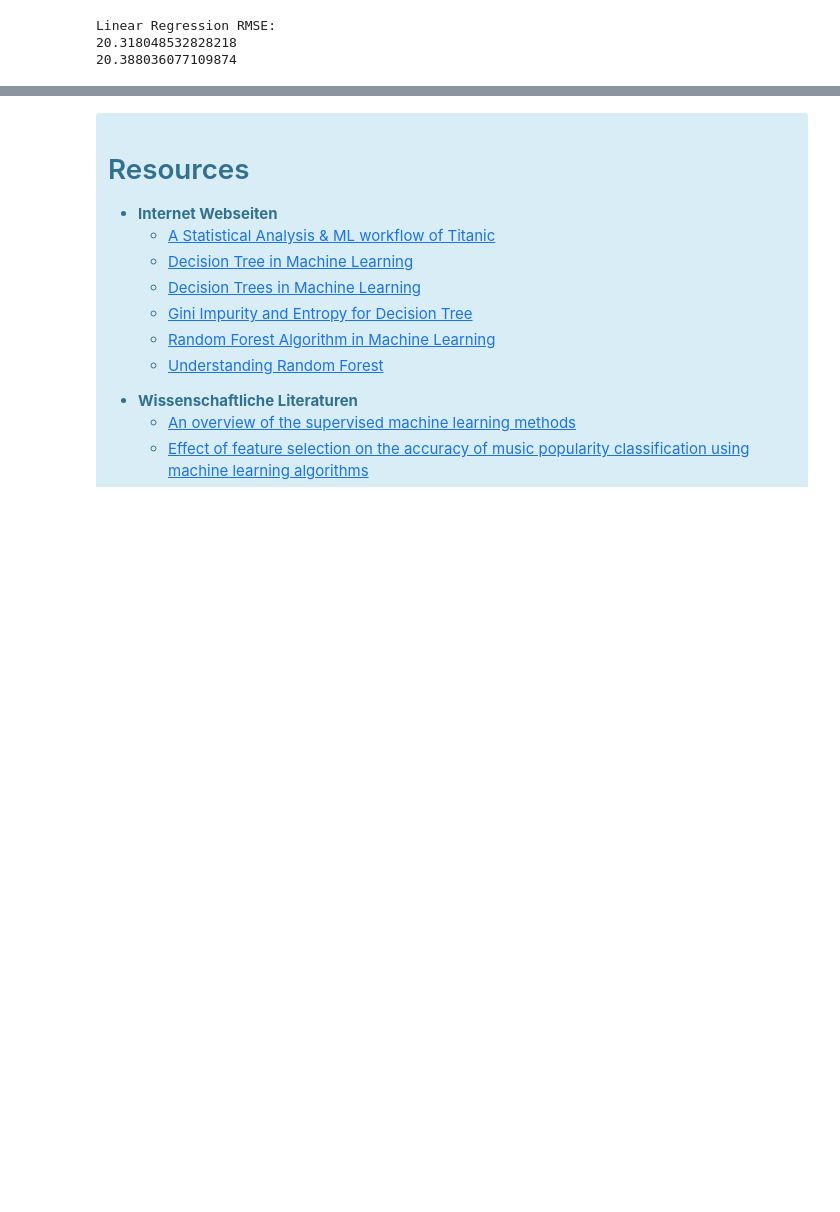
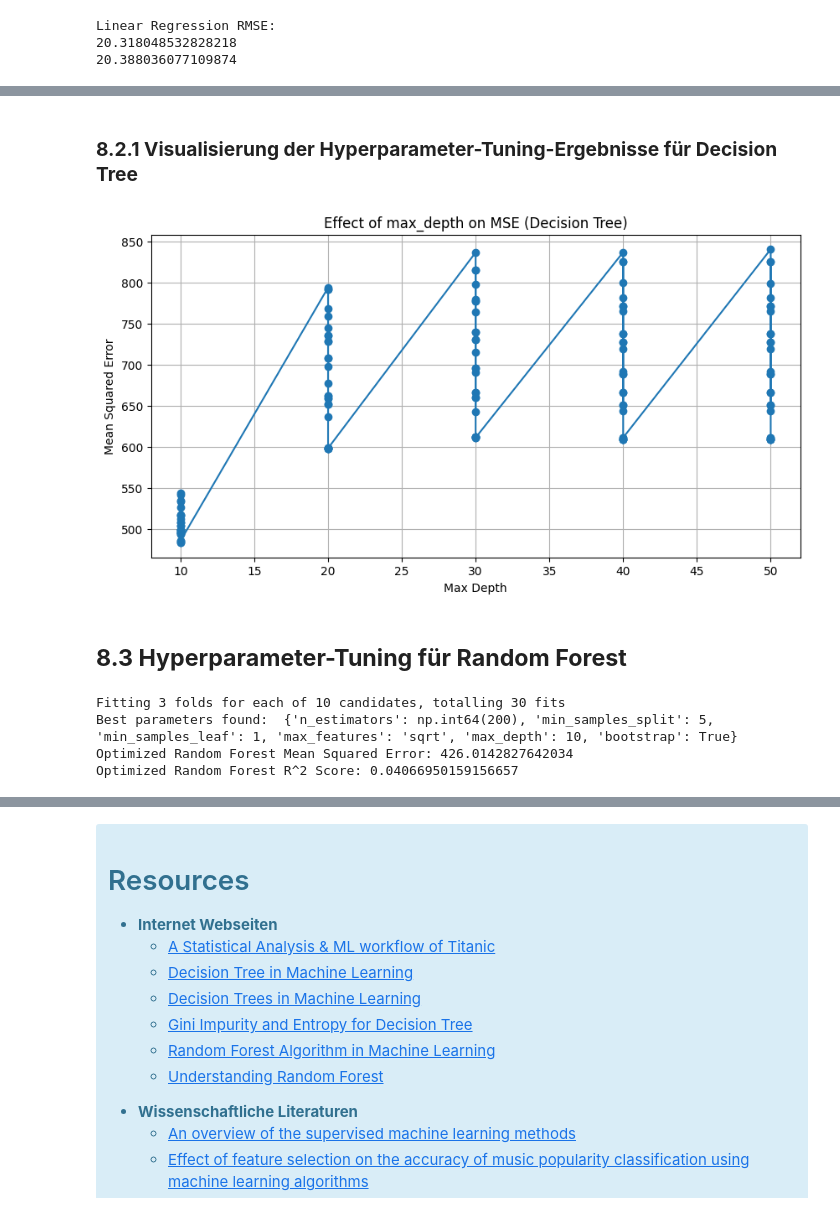
Before and after one commit to mxhmxt/Data-Exploration, a Jupyter notebook: Song_Popularity_Prediction_mit_Quellen.ipynb, the cells around one changed output, grey strips where cells are left out. Drawn from its saved outputs; the diff is of its cells as text; code cells hidden in the pictures; blank space fills up the shorter version.

```diff
--- a/Song_Popularity_Prediction_mit_Quellen.ipynb
+++ b/Song_Popularity_Prediction_mit_Quellen.ipynb
@@ -1234,0 +1309,68 @@ Die Validierung der Vorhersagen zeigt einen Mean Absolute Error von 34.70 und ei
+# %% [markdown]
+### **8.2.1 Visualisierung der Hyperparameter-Tuning-Ergebnisse für Decision Tree**
+# %%
+# Example: Plot the effect of 'max_depth' on validation scores
+results = grid_search.cv_results_
+mean_test_scores = results['mean_test_score']
+params = results['params']
+
+# Extract the max_depth values and their corresponding scores
+depths = [p['max_depth'] for p in params if 'max_depth' in p]
+scores = [-mean_test_scores[i] for i, p in enumerate(params) if 'max_depth' in p]
+
+plt.figure(figsize=(10, 5))
+plt.plot(depths, scores, marker='o')
+plt.title('Effect of max_depth on MSE (Decision Tree)')
+plt.xlabel('Max Depth')
+plt.ylabel('Mean Squared Error')
+plt.grid(True)
+plt.show()
+# %% [output]
+[figure, added]
+# %% [markdown]
+## **8.3 Hyperparameter-Tuning für Random Forest**
+# %%
+# Define the parameter grid to be used in Random Search
+param_dist = {
+    'n_estimators': np.arange(100, 301, 100),  # Number of trees in the forest
+    'max_features': ['auto', 'sqrt'],          # Number of features to consider at every split
+    'max_depth': [10, 50, 100, None],          # Maximum number of levels in tree
+    'min_samples_split': [2, 5],               # Minimum number of samples required to split a node
+    'min_samples_leaf': [1, 2],                # Minimum number of samples required at each leaf node
+    'bootstrap': [True, False]                 # Method of selecting samples for training each tree
+}
+
+# Initialize the RandomForestRegressor
+rf = RandomForestRegressor(random_state=42)
+
+# Initialize RandomizedSearchCV with the parameter distribution
+random_search = RandomizedSearchCV(
+    estimator=rf,
+    param_distributions=param_dist,
+    n_iter=10,
+    cv=3,
+    verbose=2,
+    random_state=42,
+    n_jobs=-1,
+    scoring='neg_mean_squared_error'
+)
+
+# Fit RandomizedSearchCV
+random_search.fit(X_train, y_train)
+
+# Output the best parameters and corresponding score
+print("Best parameters found: ", random_search.best_params_)
+best_rf = random_search.best_estimator_
+
+# Predict and evaluate the optimized model
+y_pred_best_rf = best_rf.predict(X_val)
+best_mse_rf = mean_squared_error(y_val, y_pred_best_rf)
+best_r2_rf = r2_score(y_val, y_pred_best_rf)
+
+print(f'Optimized Random Forest Mean Squared Error: {best_mse_rf}')
+print(f'Optimized Random Forest R^2 Score: {best_r2_rf}')
+# %% [output]
+Fitting 3 folds for each of 10 candidates, totalling 30 fits
+Best parameters found:  {'n_estimators': np.int64(200), 'min_samples_split': 5, 'min_samples_leaf': 1, 'max_features': 'sqrt', 'max_depth': 10, 'bootstrap': True}
+Optimized Random Forest Mean Squared Error: 426.0142827642034
+Optimized Random Forest R^2 Score: 0.04066950159156657
```
Also changed, not shown: parts of 153 cells of this notebook.
